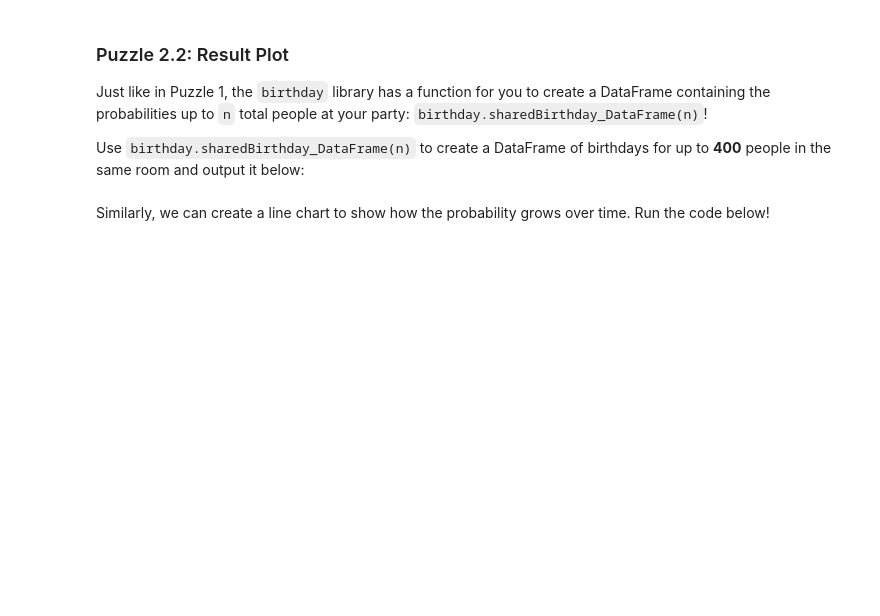
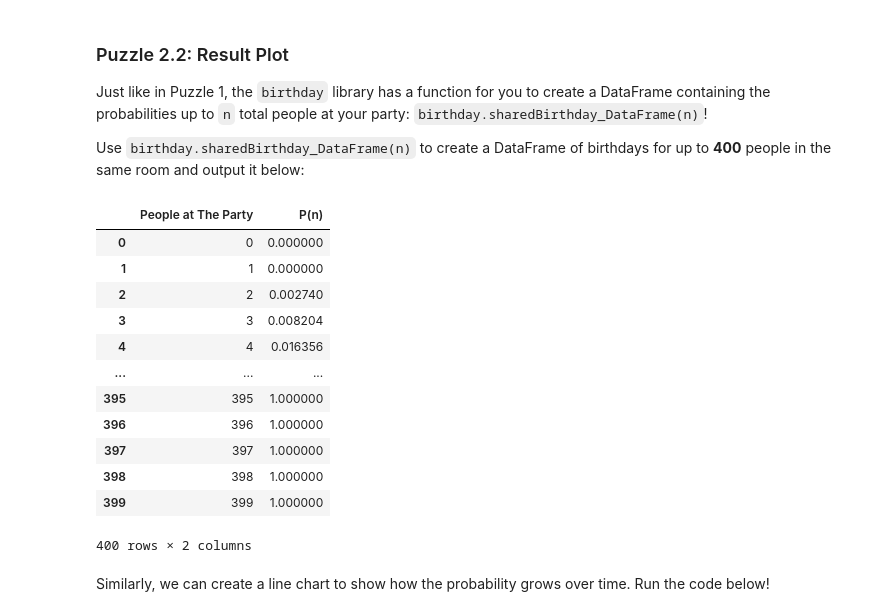
Before and after one commit to evelyn1342/Stat107, a Jupyter notebook: lab_birthday/lab_birthday.ipynb, the cells around one changed output. Drawn from its saved outputs; the diff is of its cells as text; code cells hidden in the pictures; blank space fills up the shorter version.

```diff
--- a/lab_birthday/lab_birthday.ipynb
+++ b/lab_birthday/lab_birthday.ipynb
@@ -260,8 +312,22 @@ Just like in Puzzle 1, the `birthday` library has a function for you to create a
 
 Use `birthday.sharedBirthday_DataFrame(n)` to create a DataFrame of birthdays for up to **400** people in the same room and output it below:
 # %%
-df = ...
+df = birthday.sharedBirthday_DataFrame(400)
 df
+# %% [output]
+|  | People at The Party | P(n) |
+| 0 | 0 | 0.000000 |
+| 1 | 1 | 0.000000 |
+| 2 | 2 | 0.002740 |
+| 3 | 3 | 0.008204 |
+| 4 | 4 | 0.016356 |
+| ... | ... | ... |
+| 395 | 395 | 1.000000 |
+| 396 | 396 | 1.000000 |
+| 397 | 397 | 1.000000 |
+| 398 | 398 | 1.000000 |
+| 399 | 399 | 1.000000 |
+400 rows × 2 columns
 # %% [markdown]
 Similarly, we can create a line chart to show how the probability grows over time. Run the code below!
 # %%
```
Also changed, not shown: parts of 40 cells of this notebook.
